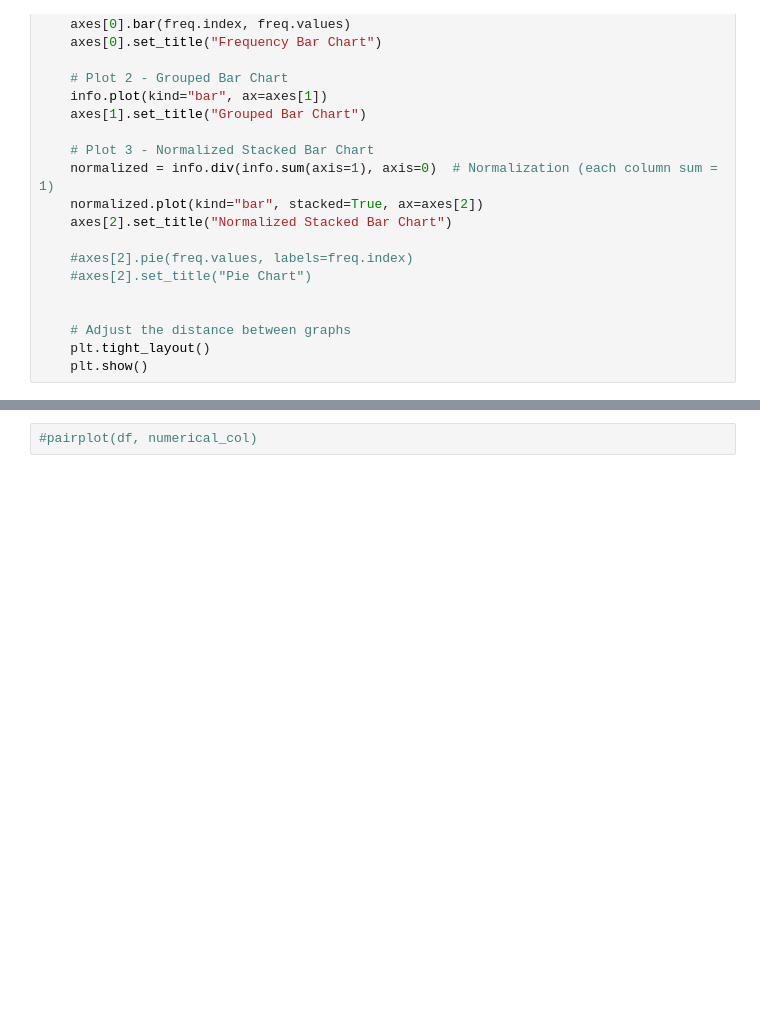
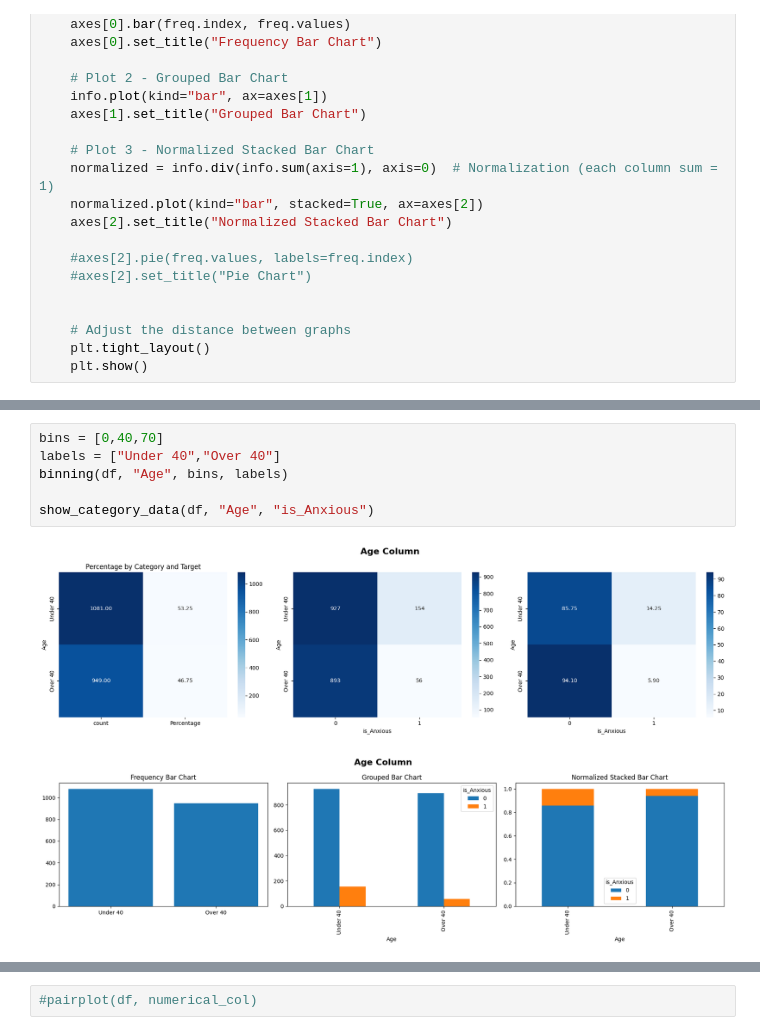
Before and after one commit to arwinnahidi156/mini_project_Social_Anxiety, a Jupyter notebook: Social_Anxiety.ipynb, the cells around one changed output, grey strips where cells are left out. Saved outputs shown, nothing was run; the diff lists cells and outputs as text; blank space fills up the shorter version.

```diff
--- a/Social_Anxiety.ipynb
+++ b/Social_Anxiety.ipynb
@@ -707,0 +583,9 @@ def pairplot(data, columns):
+# %%
+bins = [0,40,70]
+labels = ["Under 40","Over 40"]
+binning(df, "Age", bins, labels)
+
+show_category_data(df, "Age", "is_Anxious")
+# %% [output]
+[figure, added]
+[figure, added]
```
Also changed, not shown: parts of 99 cells of this notebook.
